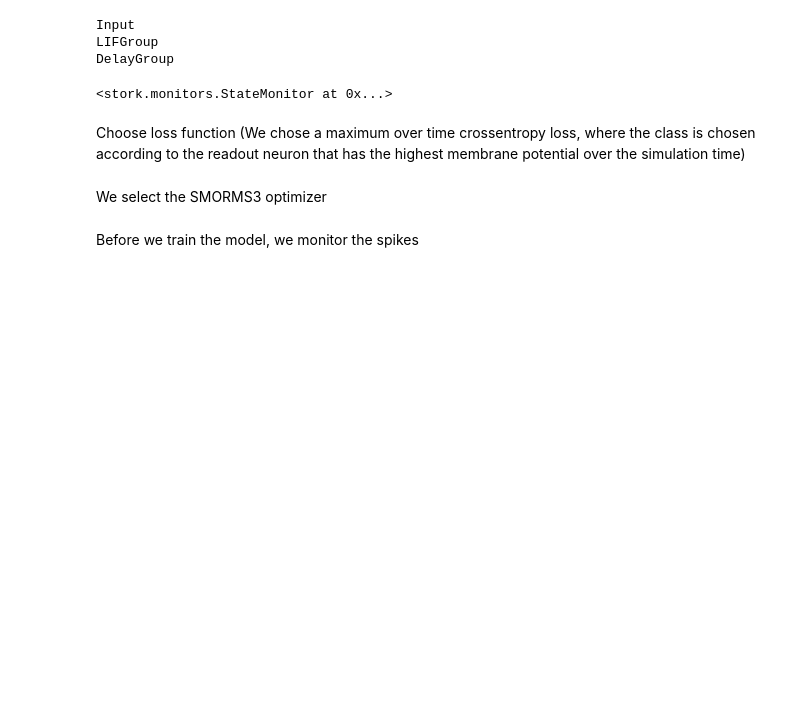
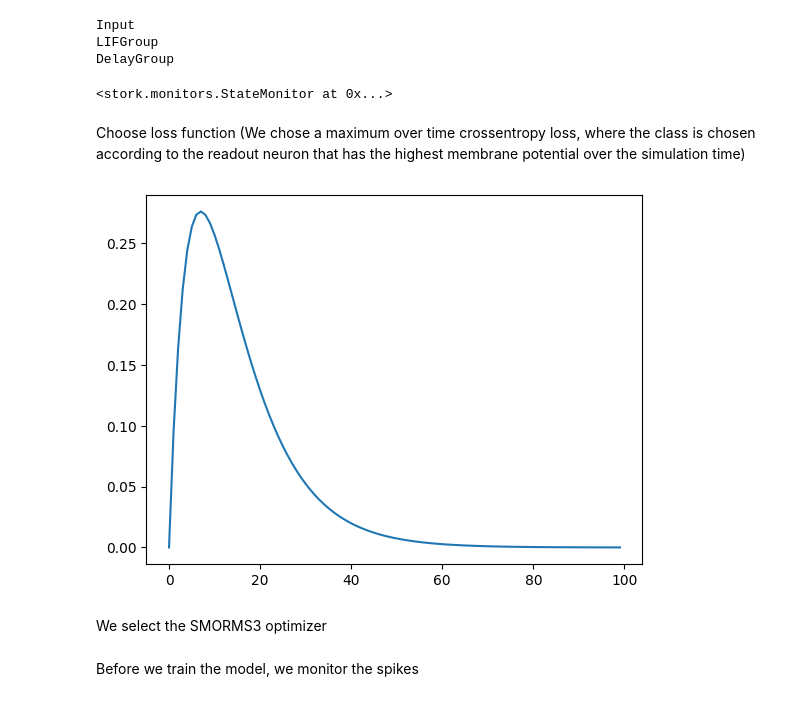
Before and after one commit to fmi-basel/stork, a Jupyter notebook: Playgrounds/delay_spike_train_matching_task.ipynb, the cells around one changed output. Cells and saved outputs as stored; diff of their text form; code cells hidden in the pictures; blank space fills up the shorter version.

```diff
--- a/Playgrounds/delay_spike_train_matching_task.ipynb
+++ b/Playgrounds/delay_spike_train_matching_task.ipynb
@@ -176,3 +172,10 @@ loss_stack = stork.loss_stacks.MeanSquareError()
+# %%
+lif_kernel = torch.tensor(stork.utils.get_lif_kernel(tau_mem, tau_syn, dt), dtype=dtype)
+# lif_kernel = lif_kernel.flip(0)
+plt.plot(lif_kernel)
+loss_stack = stork.loss_stacks.vRD_MeanSquareError(kernel=lif_kernel)
+# %% [output]
+[figure, added]
 # %% [markdown]
 We select the SMORMS3 optimizer
 # %%
```
Also changed, not shown: parts of 14 cells of this notebook, 1 other file.
